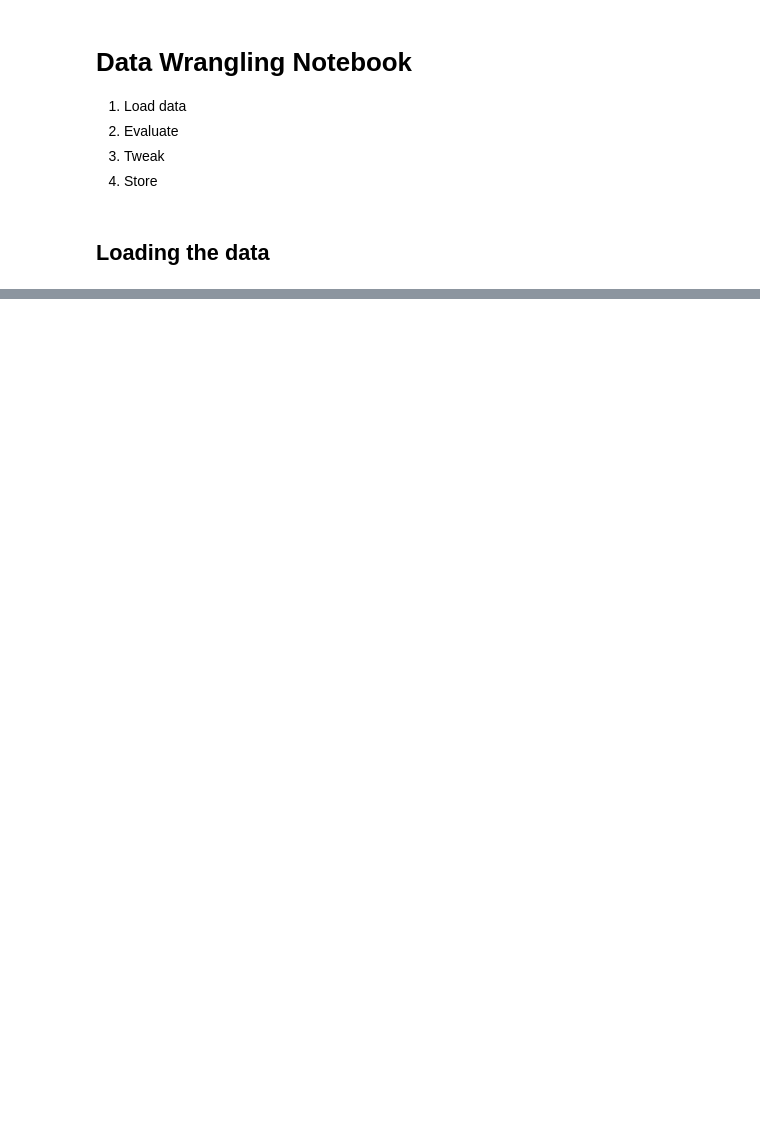
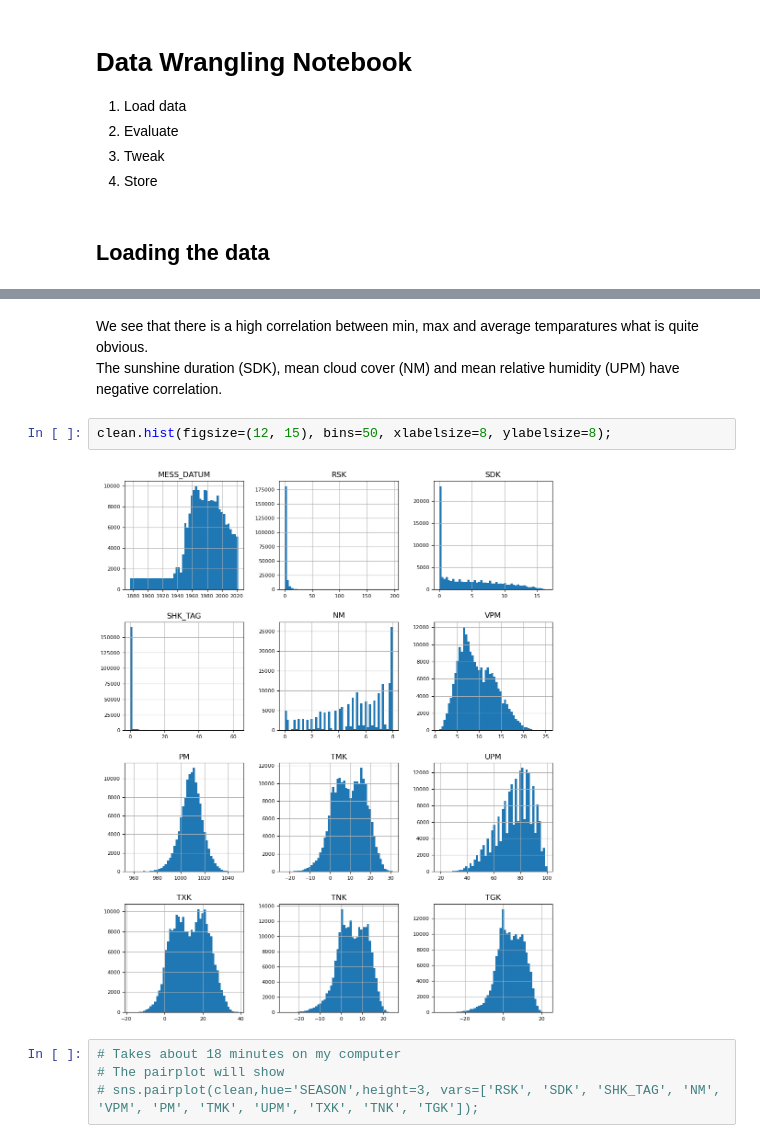
Before and after one commit to schumadi/nd025-final, a Jupyter notebook: data_wrangling.ipynb, the cells around one changed output, grey strips where cells are left out. Cells and saved outputs as stored; diff of their text form; blank space fills up the shorter version.

```diff
--- a/data_wrangling.ipynb
+++ b/data_wrangling.ipynb
@@ -113,0 +194,11 @@ clean
+# %% [markdown]
+We see that there is a high correlation between min, max and average temparatures what is quite obvious. \
+The sunshine duration (SDK), mean cloud cover (NM) and mean relative humidity (UPM) have negative correlation.
+# %%
+clean.hist(figsize=(12, 15), bins=50, xlabelsize=8, ylabelsize=8);
+# %% [output]
+[figure, added]
+# %%
+# Takes about 18 minutes on my computer
+# The pairplot will show
+# sns.pairplot(clean,hue='SEASON',height=3, vars=['RSK', 'SDK', 'SHK_TAG', 'NM', 'VPM', 'PM', 'TMK', 'UPM', 'TXK', 'TNK', 'TGK']);
```
Also changed, not shown: parts of 31 cells of this notebook.
